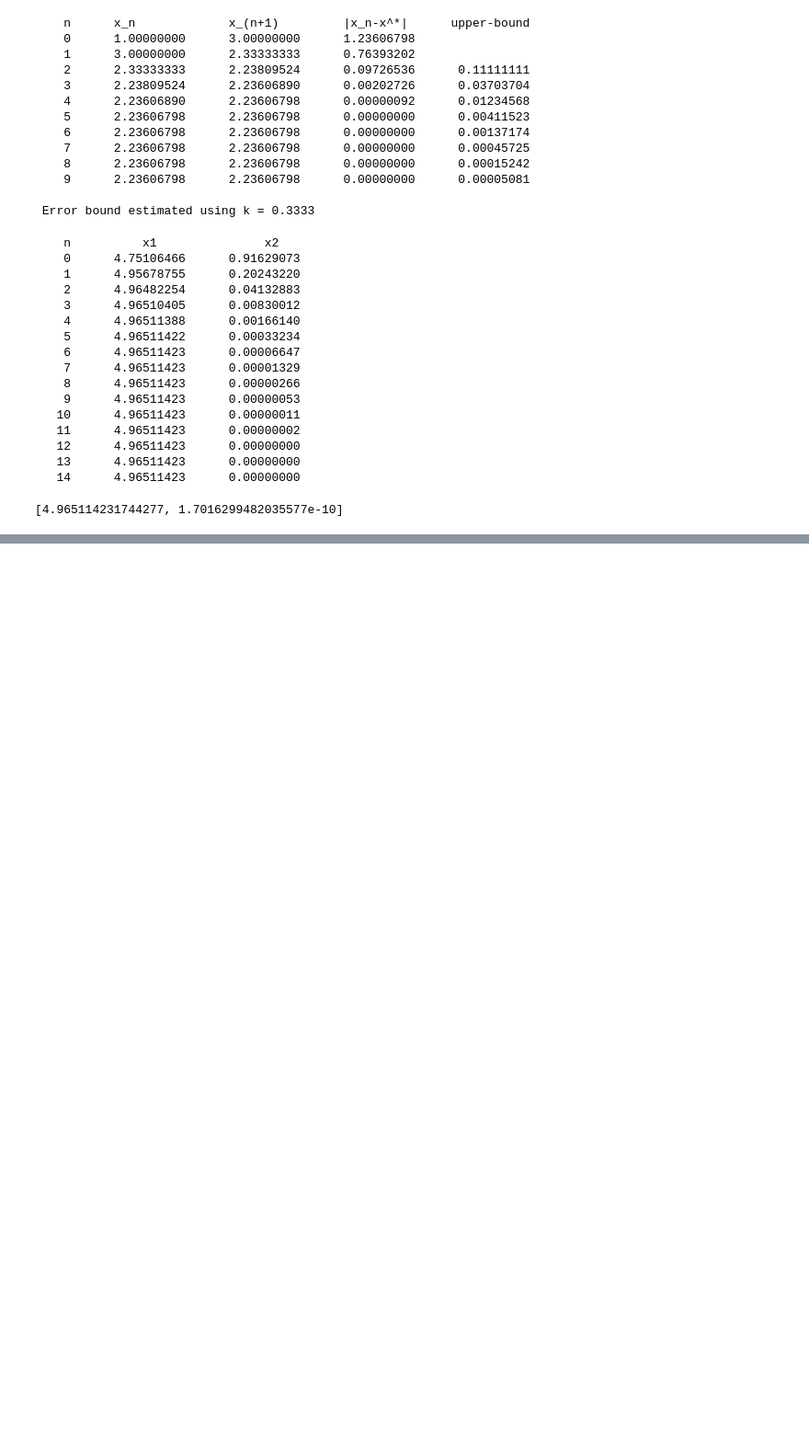
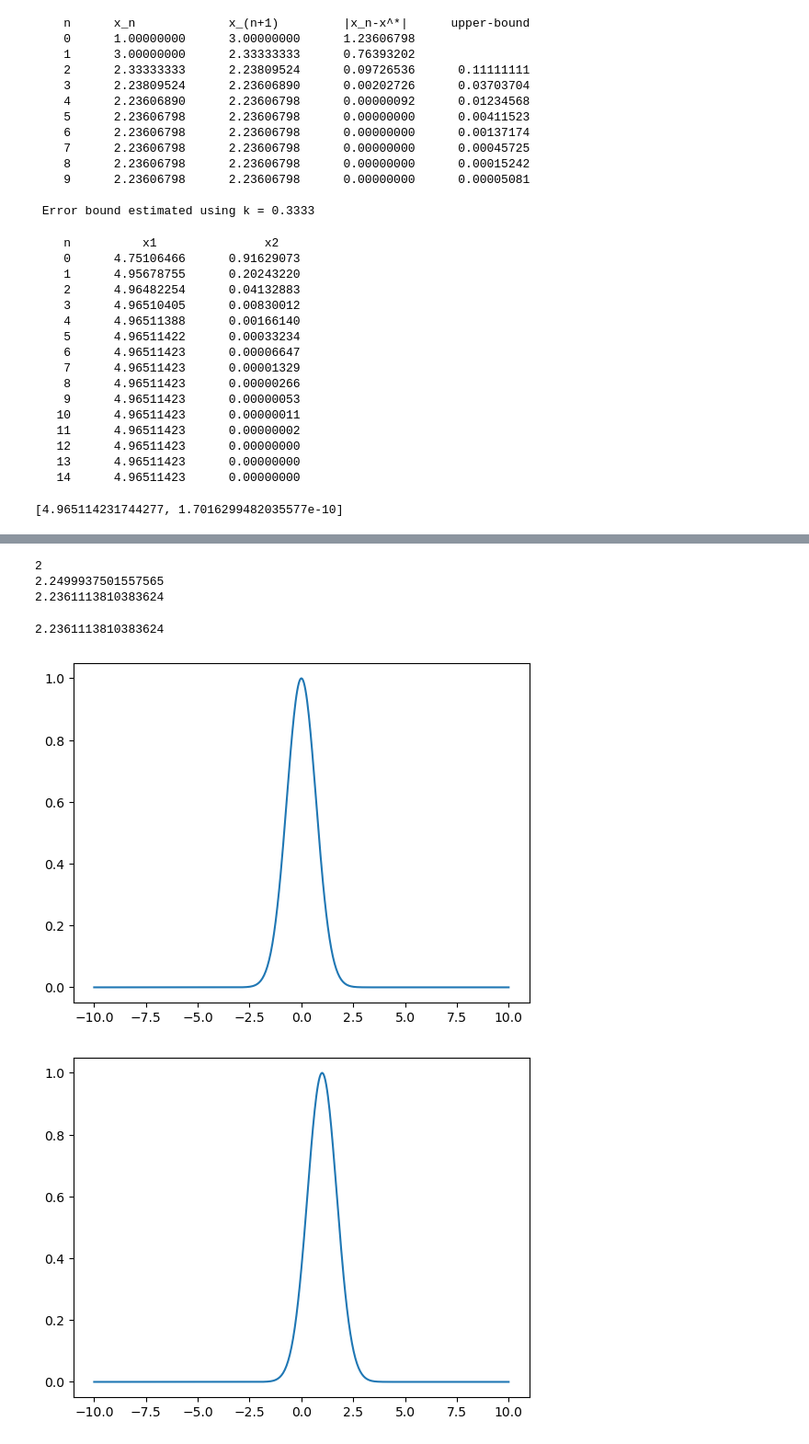
Before and after one commit to arpan921/NM2024, a Jupyter notebook: ipynb/Chapter01_Fixed_Point_Iteration.ipynb, the cells around one changed output, grey strips where cells are left out. Shown at 92% size. Drawn from its saved outputs; the diff is of its cells as text; code cells hidden in the pictures; blank space fills up the shorter version.

```diff
--- a/ipynb/Chapter01_Fixed_Point_Iteration.ipynb
+++ b/ipynb/Chapter01_Fixed_Point_Iteration.ipynb
@@ -201,0 +255,4 @@ xnew
+# %%
+def diff(x,f):
+    h=0.0001
+    return ((f(x+h)-f(x))/h)
@@ -201,0 +266,21 @@ xnew
+# %%
+x0=2
+# %%
+x=x0  #newton raphson
+while(1):
+    print(x)
+    if diff(x,f)<threshold:
+        print('warning...aborting!!!')
+        break
+    elif abs(f(x))<threshold:
+        xsol=x
+        break
+    x = x - f(x)/diff(x,f)
+# %% [output]
+2
+2.2499937501557565
+2.2361113810383624
+# %%
+xsol
+# %% [output]
+2.2361113810383624
@@ -201,0 +295,40 @@ xnew
+# %%
+def gaussian(x,x0):
+    return np.exp(-(x-x0)**2)
+# %%
+x_min = -10
+x_max = 10
+x_grids = 501
+x=np.linspace(x_min,x_max,x_grids)
+
+
+#plot 1
+x0=0
+y=gaussian(x,x0)
+plt.plot(x,y)
+plt.savefig('_tmp_1.png')
+plt.show()
+
+#plot 2
+x0=1
+y=gaussian(x,x0)
+plt.plot(x,y)
+plt.savefig('_tmp_2.png')
+plt.show()
+
+#plot 3
+x0=2
+y=gaussian(x,x0)
+plt.plot(x,y)
+plt.savefig('_tmp_3.png')
+plt.show()
+
+#plot 4
+x0=3
+y=gaussian(x,x0)
+plt.plot(x,y)
+plt.savefig('_tmp_4.png')
+plt.show()
+# %% [output]
+[figure, added]
+[figure, added]
```
Also changed, not shown: parts of 35 cells of this notebook, 16 other files.
